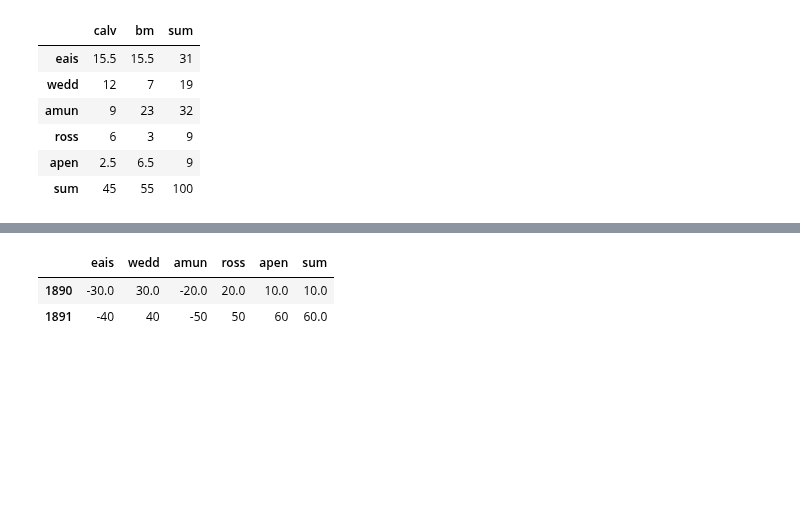
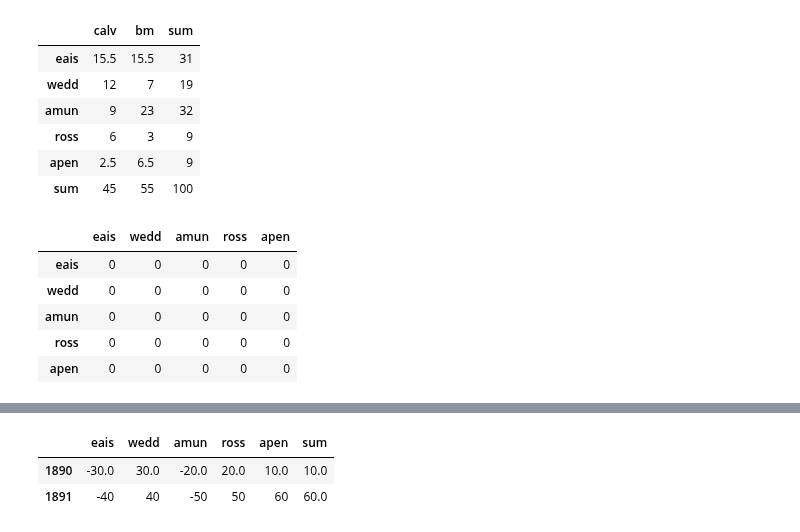
Before and after one commit to evevadeli/ece-interactive-fwf, a Jupyter notebook: runtime/classic/fwf/interactive/notebooks/fwf_distribution.ipynb, the cells around one changed output, grey strips where cells are left out. Cells and saved outputs as stored; diff of their text form; code cells hidden in the pictures; blank space fills up the shorter version.

```diff
--- a/runtime/classic/fwf/interactive/notebooks/fwf_distribution.ipynb
+++ b/runtime/classic/fwf/interactive/notebooks/fwf_distribution.ipynb
@@ -266,3 +266,14 @@ bm_calv_distribution
 | ross | 6 | 3 | 9 |
 | apen | 2.5 | 6.5 | 9 |
 | sum | 45 | 55 | 100 |
+# %%
+# Calving distrubtion from source (row) to sink (column) per sector (Rignot 2013)
+source_sink_calv_distribution = pd.DataFrame(0,columns=sectors,index=sectors)
+source_sink_calv_distribution
+# %% [output]
+|  | eais | wedd | amun | ross | apen |
+| eais | 0 | 0 | 0 | 0 | 0 |
+| wedd | 0 | 0 | 0 | 0 | 0 |
+| amun | 0 | 0 | 0 | 0 | 0 |
+| ross | 0 | 0 | 0 | 0 | 0 |
+| apen | 0 | 0 | 0 | 0 | 0 |
```
Also changed, not shown: parts of 6 cells of this notebook.
